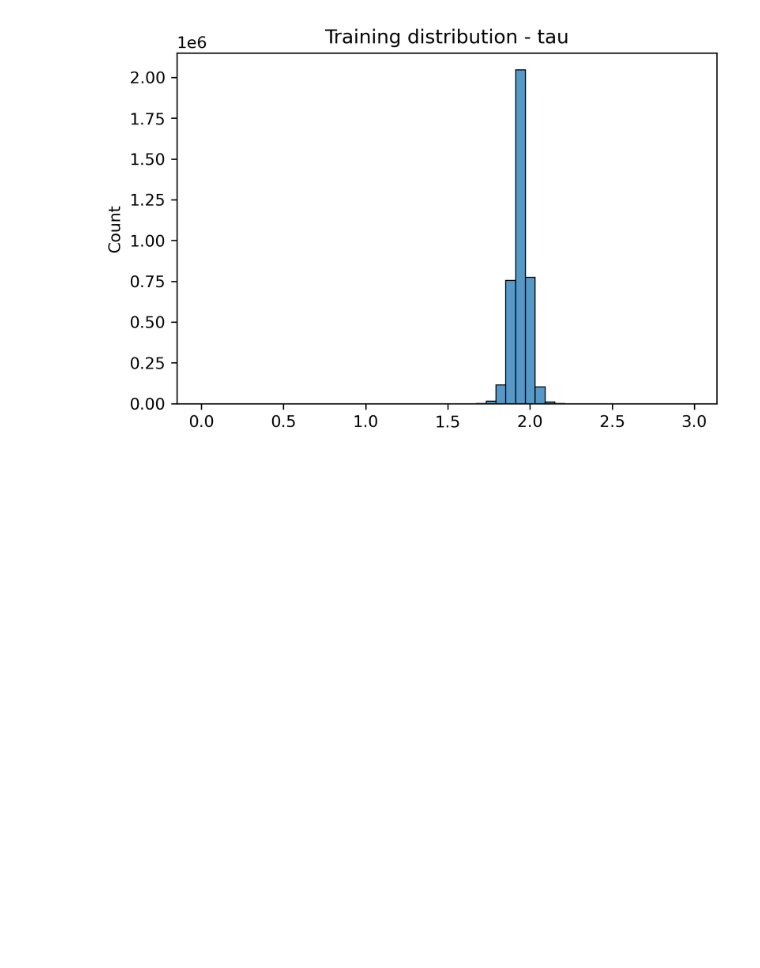
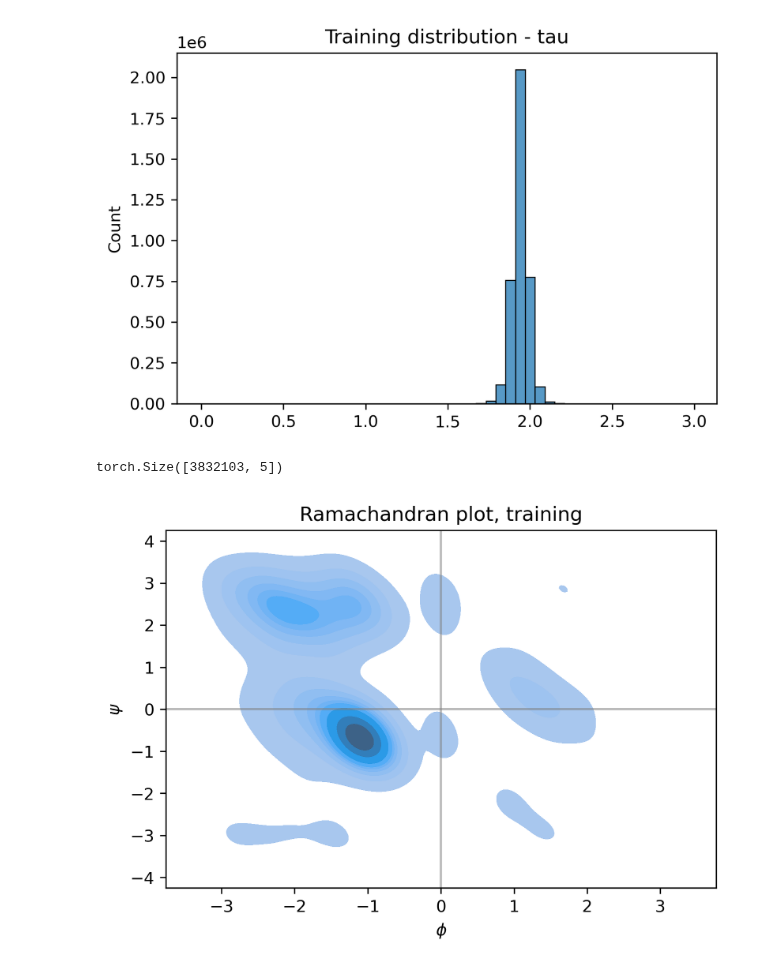
Before and after one commit to microsoft/foldingdiff, a Jupyter notebook: jupyter/sample_all.ipynb, the cells around one changed output. Cells and saved outputs as stored; diff of their text form; code cells hidden in the pictures; blank space fills up the shorter version.

Commit message:
Add generated Ramachandran plots

```diff
--- a/jupyter/sample_all.ipynb
+++ b/jupyter/sample_all.ipynb
@@ -147,6 +147,26 @@ for i in range(train_values_stacked.shape[1]):
 [figure]
 [figure]
 [figure]
+# %%
+train_values_stacked.shape
+# %% [output]
+torch.Size([3832103, 5])
+# %%
+# Plot ramachandran plot
+importlib.reload(plotting)
+
+phi_idx = train_dset.dset.feature_names['angles'].index('phi')
+psi_idx = train_dset.dset.feature_names['angles'].index('psi')
+
+plotting.plot_joint_kde(
+    train_values_stacked[:5000, phi_idx],
+    train_values_stacked[:5000, psi_idx],
+    xlabel="$\phi$",
+    ylabel="$\psi$",
+    title="Ramachandran plot, training",
+).show()
+# %% [output]
+[figure, added]
 # %%
 importlib.reload(modelling)
 model = modelling.BertForDiffusion.from_dir(MODEL_DIR, legacy=is_legacy).to(torch.device('cuda'))
```
Also changed, not shown: parts of 9 cells of this notebook.
